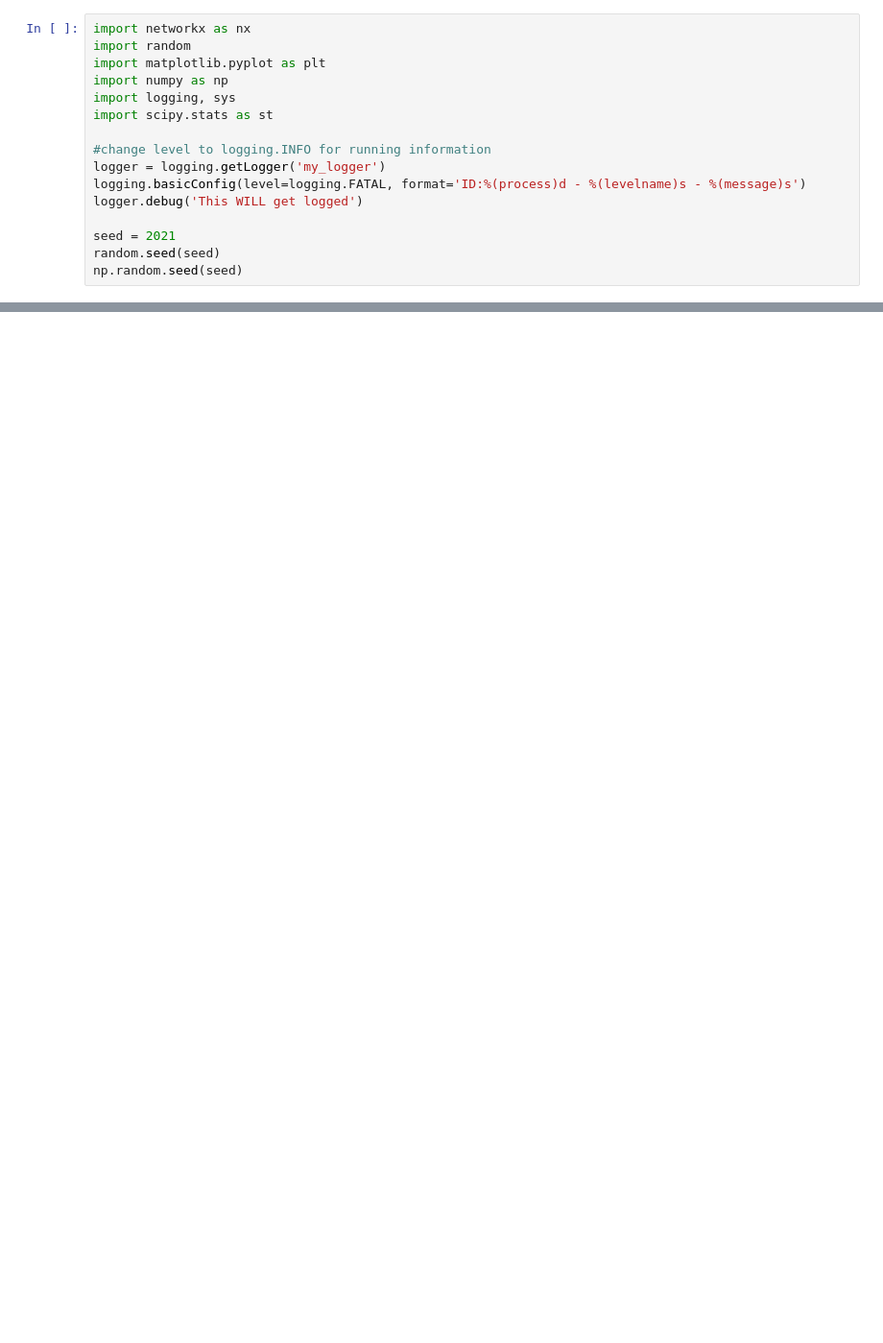
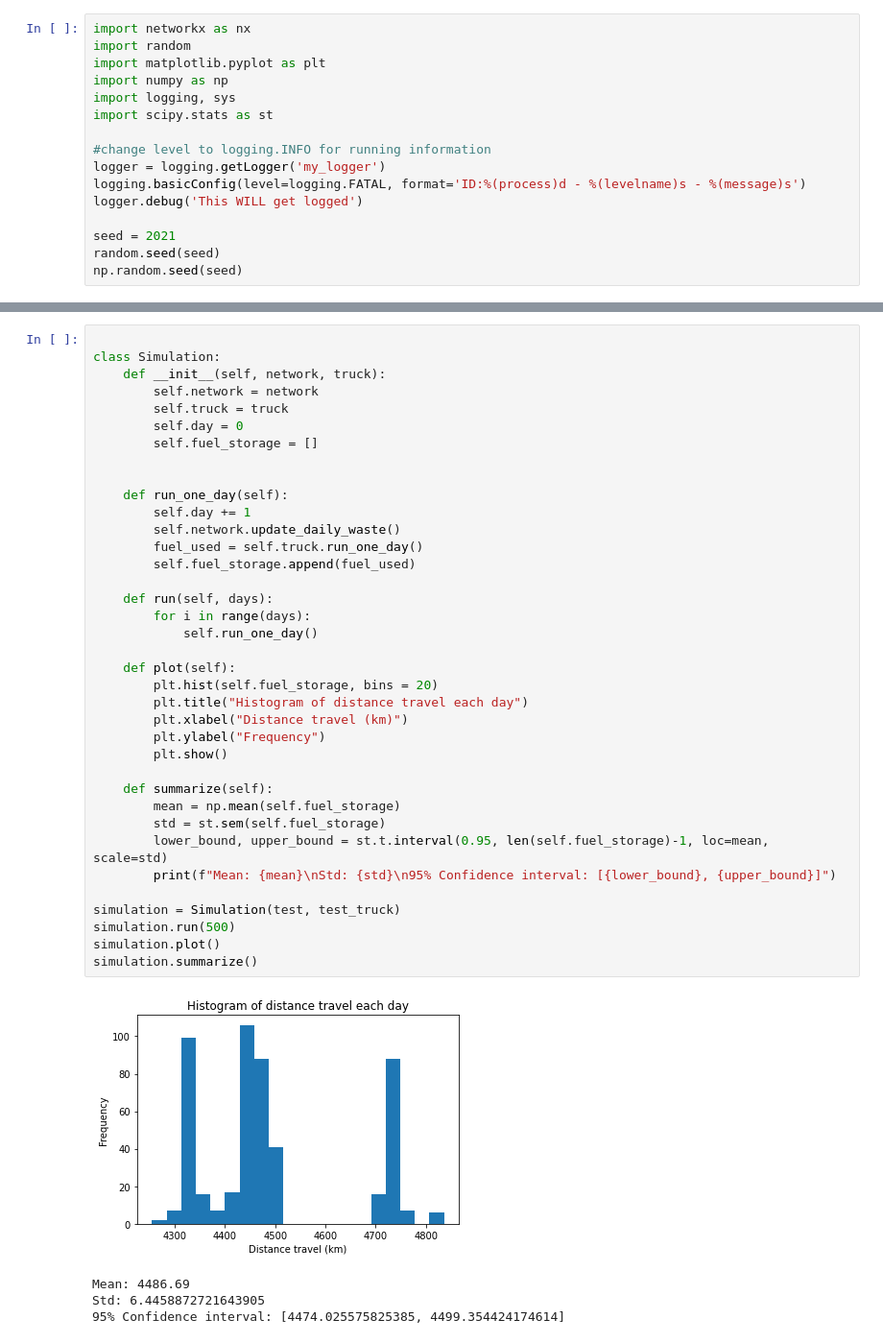
Before and after one commit to sherlockieee/cs166, a Jupyter notebook: final_project/CS166_Final_Project.ipynb, the cells around one changed output, grey strips where cells are left out. Shown: that part at 96% size. Saved outputs shown, nothing was run; the diff lists cells and outputs as text; blank space fills up the shorter version.

```diff
--- a/final_project/CS166_Final_Project.ipynb
+++ b/final_project/CS166_Final_Project.ipynb
@@ -412,0 +349,42 @@ Std: 7.4842178642986825
+# %%
+
+class Simulation:
+    def __init__(self, network, truck):
+        self.network = network
+        self.truck = truck
+        self.day = 0
+        self.fuel_storage = []
+
+
+    def run_one_day(self):
+        self.day += 1
+        self.network.update_daily_waste()
+        fuel_used = self.truck.run_one_day()
+        self.fuel_storage.append(fuel_used)
+
+    def run(self, days):
+        for i in range(days):
+            self.run_one_day()
+
+    def plot(self):
+        plt.hist(self.fuel_storage, bins = 20)
+        plt.title("Histogram of distance travel each day")
+        plt.xlabel("Distance travel (km)")
+        plt.ylabel("Frequency")
+        plt.show()
+
+    def summarize(self):
+        mean = np.mean(self.fuel_storage)
+        std = st.sem(self.fuel_storage)
+        lower_bound, upper_bound = st.t.interval(0.95, len(self.fuel_storage)-1, loc=mean, scale=std)
+        print(f"Mean: {mean}\nStd: {std}\n95% Confidence interval: [{lower_bound}, {upper_bound}]")
+
+simulation = Simulation(test, test_truck)
+simulation.run(500)
+simulation.plot()
+simulation.summarize()
+# %% [output]
+[figure, added]
+Mean: 4486.69
+Std: 6.4458872721643905
+95% Confidence interval: [4474.025575825385, 4499.354424174614]
```
Also changed, not shown: parts of 16 cells of this notebook.
